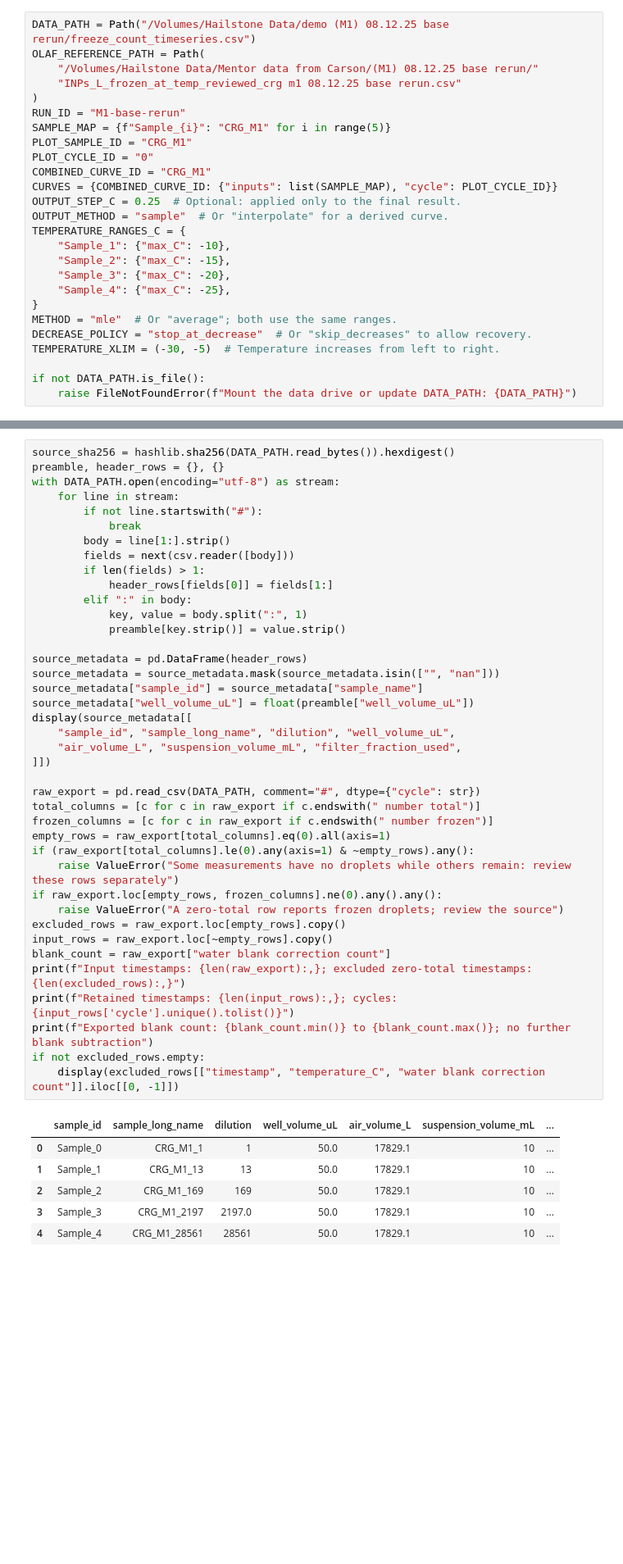
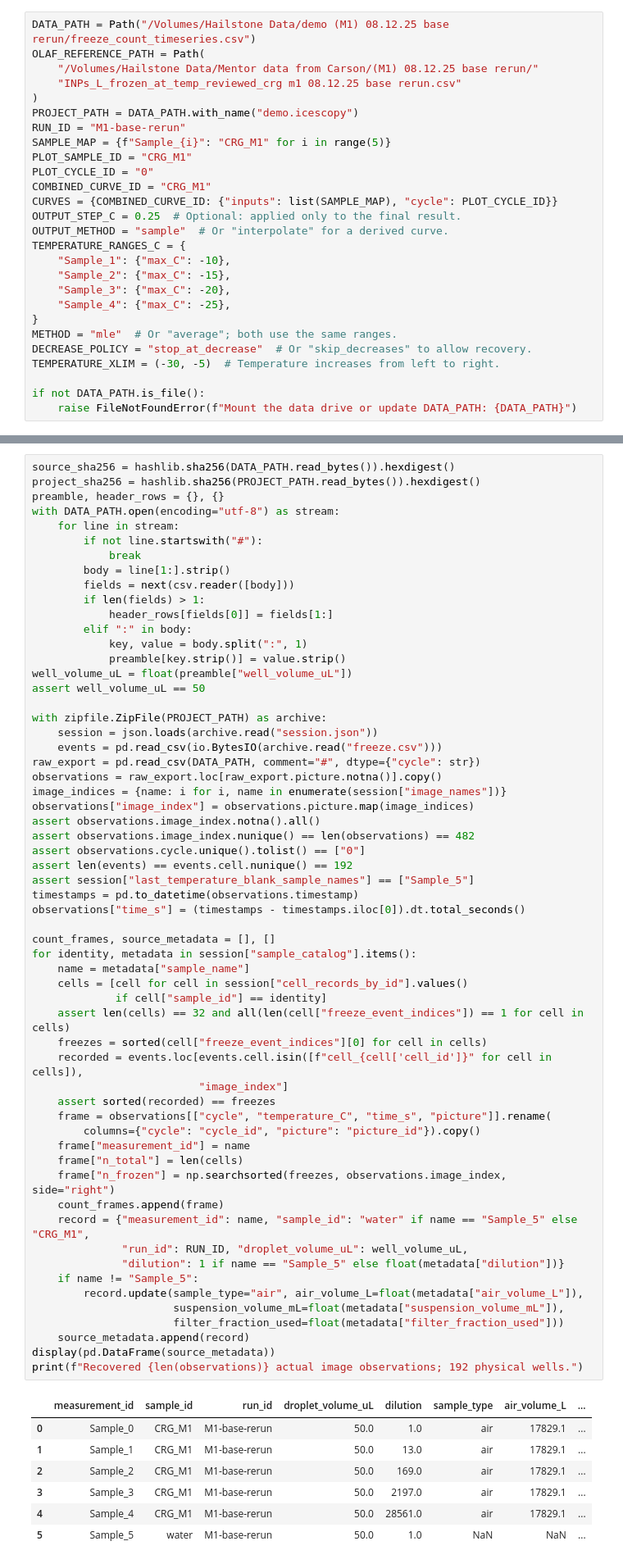
Before and after one commit to bochens/inptk, a Jupyter notebook: notebook/icescopy_freeze_count_to_air_inp_demo.ipynb, the cells around one changed output, grey strips where cells are left out. Shown at 82% size. Saved outputs shown, nothing was run; the diff lists cells and outputs as text; blank space fills up the shorter version.

```diff
--- a/notebook/icescopy_freeze_count_to_air_inp_demo.ipynb
+++ b/notebook/icescopy_freeze_count_to_air_inp_demo.ipynb
@@ -54,6 +57,7 @@ OLAF_REFERENCE_PATH = Path(
     "/Volumes/Hailstone Data/Mentor data from Carson/(M1) 08.12.25 base rerun/"
     "INPs_L_frozen_at_temp_reviewed_crg m1 08.12.25 base rerun.csv"
 )
+PROJECT_PATH = DATA_PATH.with_name("demo.icescopy")
 RUN_ID = "M1-base-rerun"
 SAMPLE_MAP = {f"Sample_{i}": "CRG_M1" for i in range(5)}
 PLOT_SAMPLE_ID = "CRG_M1"
@@ -93,47 +92,67 @@ and dilution metadata. No physical metadata is invented or replaced.
 # %%
 source_sha256 = hashlib.sha256(DATA_PATH.read_bytes()).hexdigest()
+project_sha256 = hashlib.sha256(PROJECT_PATH.read_bytes()).hexdigest()
 preamble, header_rows = {}, {}
 with DATA_PATH.open(encoding="utf-8") as stream:
     for line in stream:
         if not line.startswith("#"):
             break
         body = line[1:].strip()
         fields = next(csv.reader([body]))
         if len(fields) > 1:
             header_rows[fields[0]] = fields[1:]
         elif ":" in body:
             key, value = body.split(":", 1)
             preamble[key.strip()] = value.strip()
+well_volume_uL = float(preamble["well_volume_uL"])
+assert well_volume_uL == 50
 
-source_metadata = pd.DataFrame(header_rows)
-source_metadata = source_metadata.mask(source_metadata.isin(["", "nan"]))
-source_metadata["sample_id"] = source_metadata["sample_name"]
-source_metadata["well_volume_uL"] = float(preamble["well_volume_uL"])
-display(source_metadata[[
-    "sample_id", "sample_long_name", "dilution", "well_volume_uL",
-    "air_volume_L", "suspension_volume_mL", "filter_fraction_used",
-]])
+with zipfile.ZipFile(PROJECT_PATH) as archive:
+    session = json.loads(archive.read("session.json"))
+    events = pd.read_csv(io.BytesIO(archive.read("freeze.csv")))
+raw_export = pd.read_csv(DATA_PATH, comment="#", dtype={"cycle": str})
+observations = raw_export.loc[raw_export.picture.notna()].copy()
+image_indices = {name: i for i, name in enumerate(session["image_names"])}
+observations["image_index"] = observations.picture.map(image_indices)
+assert observations.image_index.notna().all()
+assert observations.image_index.nunique() == len(observations) == 482
+assert observations.cycle.unique().tolist() == ["0"]
+assert len(events) == events.cell.nunique() == 192
+assert session["last_temperature_blank_sample_names"] == ["Sample_5"]
+timestamps = pd.to_datetime(observations.timestamp)
+observations["time_s"] = (timestamps - timestamps.iloc[0]).dt.total_seconds()
 
-raw_export = pd.read_csv(DATA_PATH, comment="#", dtype={"cycle": str})
-total_columns = [c for c in raw_export if c.endswith(" number total")]
-frozen_columns = [c for c in raw_export if c.endswith(" number frozen")]
-empty_rows = raw_export[total_columns].eq(0).all(axis=1)
-if (raw_export[total_columns].le(0).any(axis=1) & ~empty_rows).any():
-    raise ValueError("Some measurements have no droplets while others remain: review these rows separately")
-if raw_export.loc[empty_rows, frozen_columns].ne(0).any().any():
-    raise ValueError("A zero-total row reports frozen droplets; review the source")
-excluded_rows = raw_export.loc[empty_rows].copy()
-input_rows = raw_export.loc[~empty_rows].copy()
-blank_count = raw_export["water blank correction count"]
-print(f"Input timestamps: {len(raw_export):,}; excluded zero-total timestamps: {len(excluded_rows):,}")
-print(f"Retained timestamps: {len(input_rows):,}; cycles: {input_rows['cycle'].unique().tolist()}")
-print(f"Exported blank count: {blank_count.min()} to {blank_count.max()}; no further blank subtraction")
-if not excluded_rows.empty:
-    display(excluded_rows[["timestamp", "temperature_C", "water blank correction count"]].iloc[[0, -1]])
+count_frames, source_metadata = [], []
+for identity, metadata in session["sample_catalog"].items():
+    name = metadata["sample_name"]
+    cells = [cell for cell in session["cell_records_by_id"].values()
+             if cell["sample_id"] == identity]
+    assert len(cells) == 32 and all(len(cell["freeze_event_indices"]) == 1 for cell in cells)
+    freezes = sorted(cell["freeze_event_indices"][0] for cell in cells)
+    recorded = events.loc[events.cell.isin([f"cell_{cell['cell_id']}" for cell in cells]),
+                          "image_index"]
+    assert sorted(recorded) == freezes
+    frame = observations[["cycle", "temperature_C", "time_s", "picture"]].rename(
+        columns={"cycle": "cycle_id", "picture": "picture_id"}).copy()
+    frame["measurement_id"] = name
+    frame["n_total"] = len(cells)
+    frame["n_frozen"] = np.searchsorted(freezes, observations.image_index, side="right")
+    count_frames.append(frame)
+    record = {"measurement_id": name, "sample_id": "water" if name == "Sample_5" else "CRG_M1",
+              "run_id": RUN_ID, "droplet_volume_uL": well_volume_uL,
+              "dilution": 1 if name == "Sample_5" else float(metadata["dilution"])}
+    if name != "Sample_5":
+        record.update(sample_type="air", air_volume_L=float(metadata["air_volume_L"]),
+                      suspension_volume_mL=float(metadata["suspension_volume_mL"]),
+                      filter_fraction_used=float(metadata["filter_fraction_used"]))
+    source_metadata.append(record)
+display(pd.DataFrame(source_metadata))
+print(f"Recovered {len(observations)} actual image observations; 192 physical wells.")
 # %% [output]
-|  | sample_id | sample_long_name | dilution | well_volume_uL | air_volume_L | suspension_volume_mL | ... |
-| 0 | Sample_0 | CRG_M1_1 | 1 | 50.0 | 17829.1 | 10 | ... |
-| 1 | Sample_1 | CRG_M1_13 | 13 | 50.0 | 17829.1 | 10 | ... |
-| 2 | Sample_2 | CRG_M1_169 | 169 | 50.0 | 17829.1 | 10 | ... |
-| 3 | Sample_3 | CRG_M1_2197 | 2197.0 | 50.0 | 17829.1 | 10 | ... |
-| 4 | Sample_4 | CRG_M1_28561 | 28561 | 50.0 | 17829.1 | 10 | ... |
+|  | measurement_id | sample_id | run_id | droplet_volume_uL | dilution | sample_type | air_volume_L | ... |
+| 0 | Sample_0 | CRG_M1 | M1-base-rerun | 50.0 | 1.0 | air | 17829.1 | ... |
+| 1 | Sample_1 | CRG_M1 | M1-base-rerun | 50.0 | 13.0 | air | 17829.1 | ... |
+| 2 | Sample_2 | CRG_M1 | M1-base-rerun | 50.0 | 169.0 | air | 17829.1 | ... |
+| 3 | Sample_3 | CRG_M1 | M1-base-rerun | 50.0 | 2197.0 | air | 17829.1 | ... |
+| 4 | Sample_4 | CRG_M1 | M1-base-rerun | 50.0 | 28561.0 | air | 17829.1 | ... |
+| 5 | Sample_5 | water | M1-base-rerun | 50.0 | 1.0 | NaN | NaN | ... |
```
Also changed, not shown: parts of 15 cells of this notebook, 22 other files.
